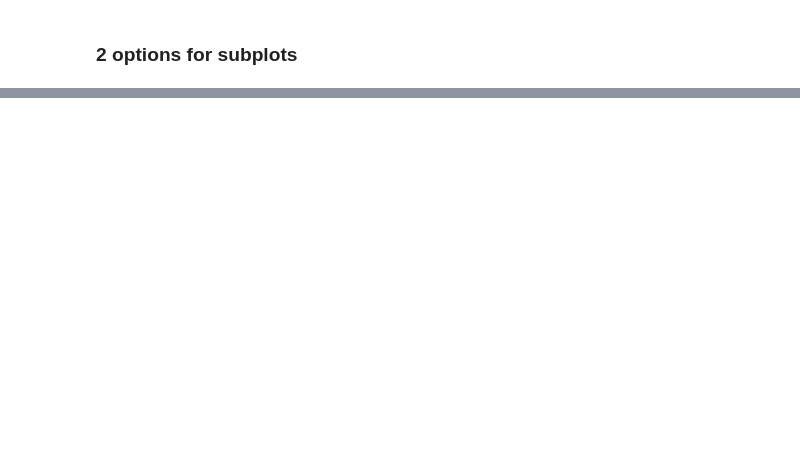
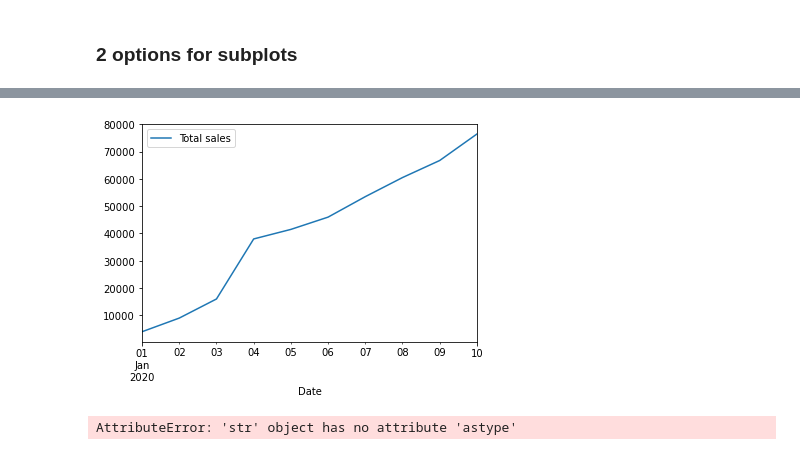
Before and after one commit to maosltr/Matplotlib, a Jupyter notebook: Introduction to Matplotlib.ipynb, the cells around one changed output, grey strips where cells are left out. Saved outputs shown, nothing was run; the diff lists cells and outputs as text; code cells hidden in the pictures; blank space fills up the shorter version.

```diff
--- a/Introduction to Matplotlib.ipynb
+++ b/Introduction to Matplotlib.ipynb
@@ -179,0 +288,9 @@ ax4.hist(np.random.randn(1000));
+# %%
+# Plot using pandas wrapper for the matplotlib API
+car_sales.plot(x="Date", y="Total sales");
+# %% [output]
+[figure, added]
+# %%
+car_sales.plot(x="Odometer (KM)", y="Price")
+# %% [output]
+AttributeError: 'str' object has no attribute 'astype'
```
Also changed, not shown: parts of 55 cells of this notebook, 3 other files.
